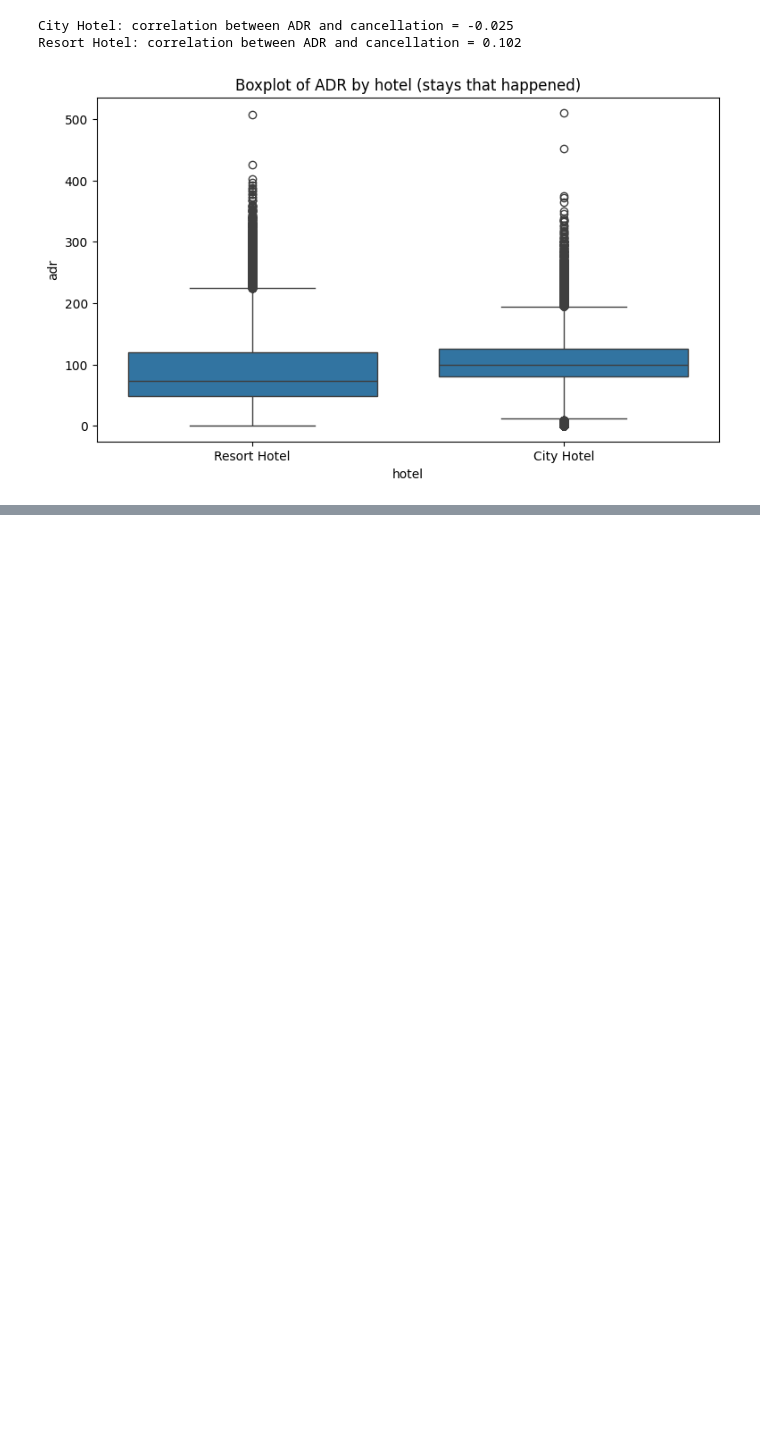
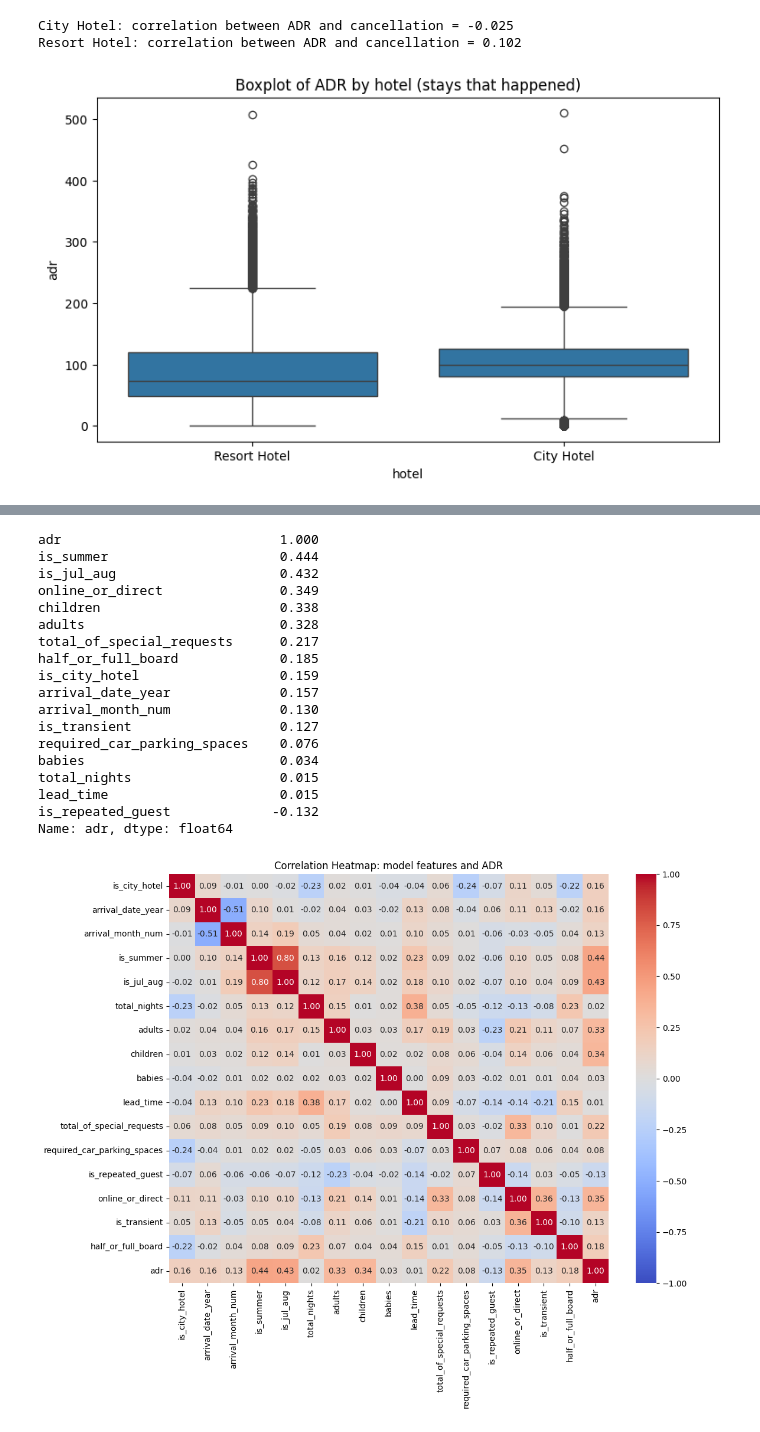
Before and after one commit to atticusptp-cloud/CAPSTONE, a Jupyter notebook: capstone_analysis.ipynb, the cells around one changed output, grey strips where cells are left out. Cells and saved outputs as stored; diff of their text form; code cells hidden in the pictures; blank space fills up the shorter version.

```diff
--- a/capstone_analysis.ipynb
+++ b/capstone_analysis.ipynb
@@ -825,3 +825,9 @@ plt.title("Boxplot of ADR by hotel (stays that happened)")
 plt.show()
 # %% [output]
 [figure]
+# %%
+model_df = clean[clean["is_canceled"] == 0]
+columns_except_id = [c for c in model_df.columns if c != "Booking_ID"]
+model_df = model_df.drop_duplicates(subset=columns_except_id)
+model_df = model_df[model_df["adr"] > 0]
+print("Rows for modelling:", len(model_df))
@@ -827,0 +836,16 @@ plt.show()
+# %%
+model_df["is_city_hotel"] = model_df["hotel"].map({"City Hotel": 1, "Resort Hotel": 0})
+model_df["is_summer"] = model_df["season"].map({"Summer": 1, "Spring": 0, "Autumn": 0, "Winter": 0})
+model_df["is_jul_aug"] = model_df["arrival_month_num"].map({1: 0, 2: 0, 3: 0, 4: 0, 5: 0, 6: 0, 7: 1, 8: 1,
+                                                           9: 0, 10: 0, 11: 0, 12: 0})
+model_df["online_or_direct"] = model_df["market_segment"].map({"Online TA": 1, "Direct": 1, "Offline TA/TO": 0, "Groups": 0,
+                                                               "Corporate": 0, "Complementary": 0, "Aviation": 0})
+model_df["is_transient"] = model_df["customer_type"].map({"Transient": 1, "Transient-Party": 0, "Contract": 0, "Group": 0})
+model_df["half_or_full_board"] = model_df["meal"].map({"HB": 1, "FB": 1, "BB": 0, "SC": 0, "Undefined": 0})
+
+features = ["is_city_hotel", "arrival_date_year", "arrival_month_num", "is_summer", "is_jul_aug", "total_nights",
+            "adults", "children", "babies", "lead_time", "total_of_special_requests", "required_car_parking_spaces",
+            "is_repeated_guest", "online_or_direct", "is_transient", "half_or_full_board"]
+
+print("Missing values after encoding:", model_df[features].isnull().sum().sum())
+model_df[features + ["adr"]].describe()
@@ -827,0 +863,28 @@ plt.show()
+# %%
+model_corr = model_df[features + ["adr"]].corr()
+print(round(model_corr["adr"].sort_values(ascending=False), 3))
+
+plt.figure(figsize=(12, 9))
+sns.heatmap(model_corr, annot=True, cmap="coolwarm", fmt=".2f", vmin=-1, vmax=1)
+plt.title("Correlation Heatmap: model features and ADR")
+plt.show()
+# %% [output]
+adr                            1.000
+is_summer                      0.444
+is_jul_aug                     0.432
+online_or_direct               0.349
+children                       0.338
+adults                         0.328
+total_of_special_requests      0.217
+half_or_full_board             0.185
+is_city_hotel                  0.159
+arrival_date_year              0.157
+arrival_month_num              0.130
+is_transient                   0.127
+required_car_parking_spaces    0.076
+babies                         0.034
+total_nights                   0.015
+lead_time                      0.015
+is_repeated_guest             -0.132
+Name: adr, dtype: float64
+[figure, added]
```
Also changed, not shown: parts of 14 cells of this notebook.
